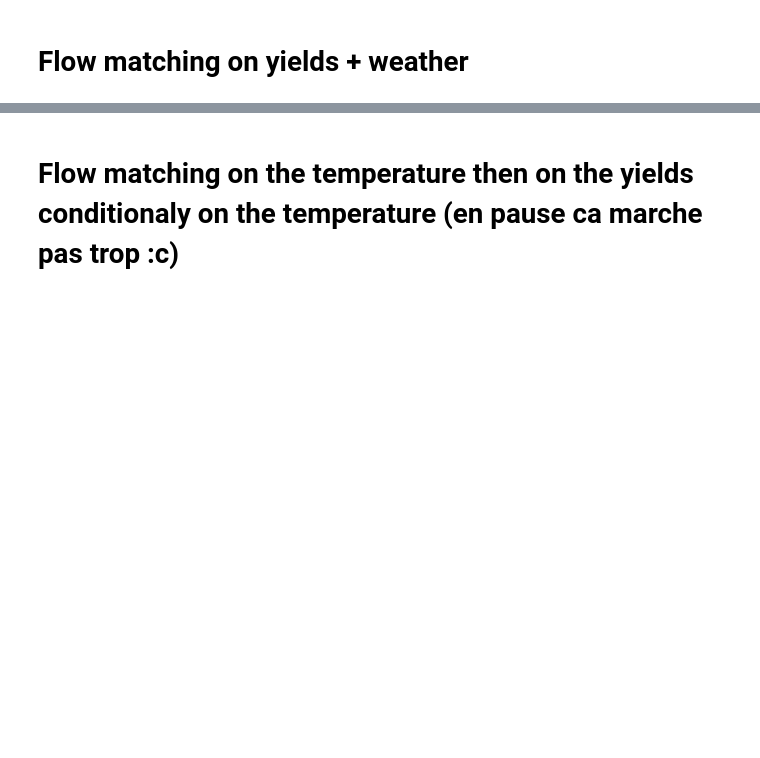
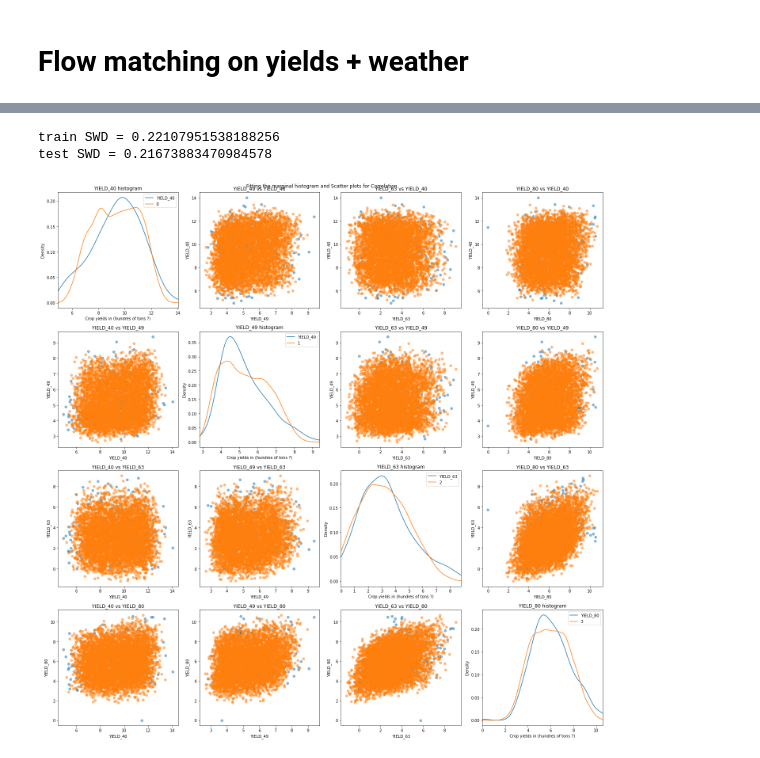
Before and after one commit to elkhomar/Genhack3, a Jupyter notebook: FlowMatching.ipynb, the cells around one changed output, grey strips where cells are left out. Saved outputs shown, nothing was run; the diff lists cells and outputs as text; code cells hidden in the pictures; blank space fills up the shorter version.

```diff
--- a/FlowMatching.ipynb
+++ b/FlowMatching.ipynb
@@ -347,2 +229,60 @@ test SWD = 0.29832788528972587
-# %% [markdown]
-# Flow matching on the temperature then on the yields conditionaly on the temperature (en pause ca marche pas trop :c)
+# %%
+nb_samples = 5000
+
+with torch.no_grad():
+    node = NeuralODE(torch_wrapper(model), solver="dopri5", sensitivity="adjoint", atol=1e-4, rtol=1e-4)
+    x0 = torch.rand([nb_samples,dim], dtype=torch.float32)
+    traj = node.trajectory(
+            x0,
+            t_span=torch.linspace(0, 1, 100),
+            )
+    samples = scaler.inverse_transform(traj[-1].cpu().numpy())[:,:4]
+
+print("train SWD = {}".format(sliced_wasserstein_distance(X_train.values, samples, n_projections=5000)))
+print("test SWD = {}".format(sliced_wasserstein_distance(X_test.values, samples, n_projections=5000)))
+# %% [output]
+train SWD = 0.22107951538188256
+test SWD = 0.21673883470984578
+# %%
+samples = pd.DataFrame(samples)
+
+# Plotting density plots
+plt.figure(figsize=(20, 20))
+for k in range(4):
+    yield_ind = X_test.columns[k]
+    plt.subplot(4, 4, 5*k + 1)
+
+    X_test[yield_ind].plot.density()
+    samples[k].plot.density()
+
+    xmin, xmax = np.min(X_test[yield_ind]), np.max(X_test[yield_ind])
+    plt.xlim(xmin, xmax)
+
+    plt.title(yield_ind + " histogram")
+    plt.xlabel("Crop yields in (hundres of tons ?)")
+    plt.ylabel("Density")
+    plt.legend()
+
+# Plotting scatter plots for correlation
+for i in range(4):
+    for j in range(4):
+        if i != j:
+            plt.subplot(4, 4, 1 + i + 4*j)
+
+            x = X_test.iloc[:, i]
+            y = X_test.iloc[:, j]
+            plt.scatter(x, y, alpha=0.5)
+
+            x = samples.iloc[:, i]
+            y = samples.iloc[:, j]
+            plt.scatter(x, y, alpha=0.5)
+
+            plt.title(f"{X_train.columns[i]} vs {X_train.columns[j]}")
+            plt.xlabel(X_train.columns[i])
+            plt.ylabel(X_train.columns[j])
+
+plt.suptitle("Fitting the marginal histogram and Scatter plots for Correlation")
+plt.tight_layout()
+plt.show()
+# %% [output]
+[figure, added]
```
Also changed, not shown: parts of 16 cells of this notebook.
